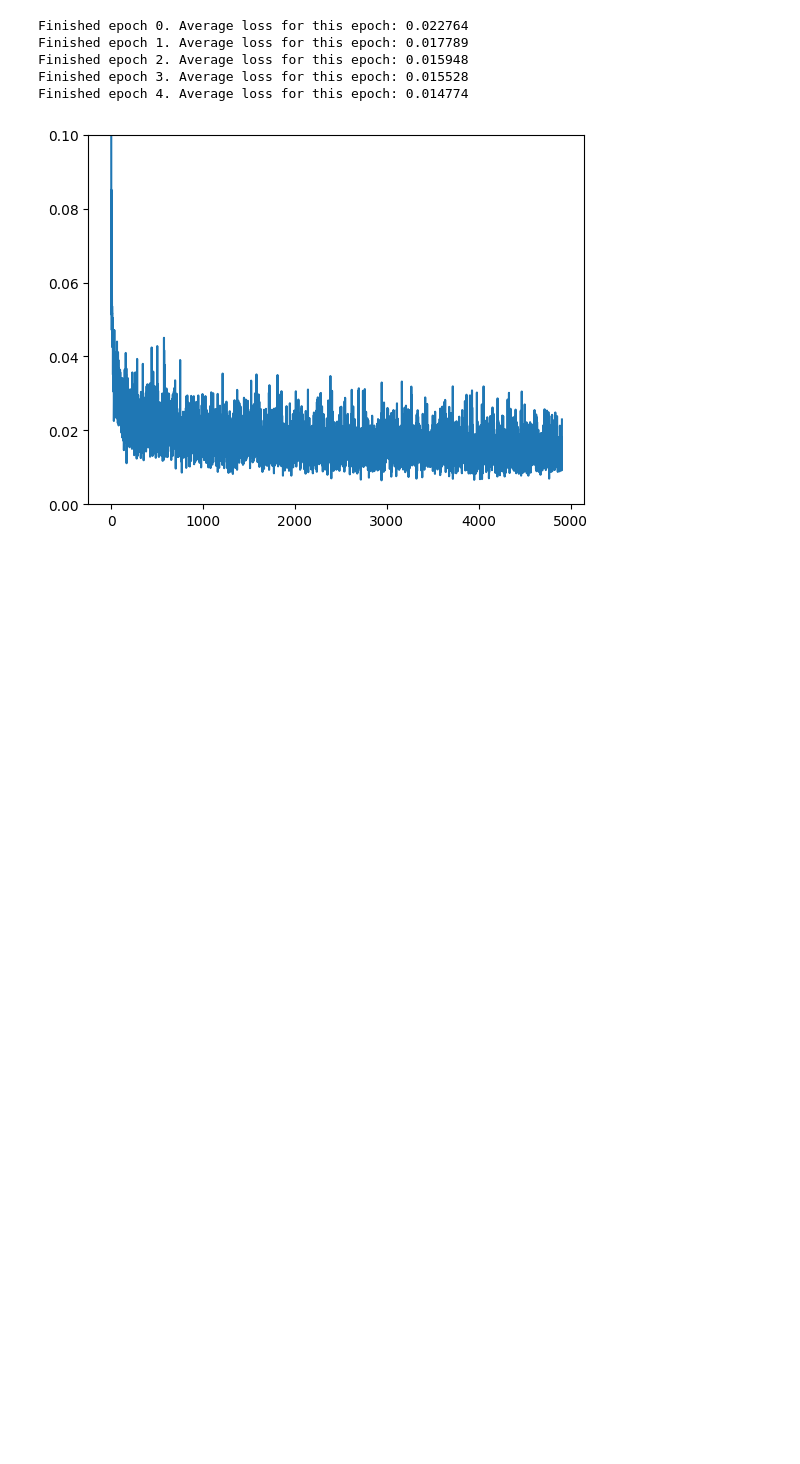
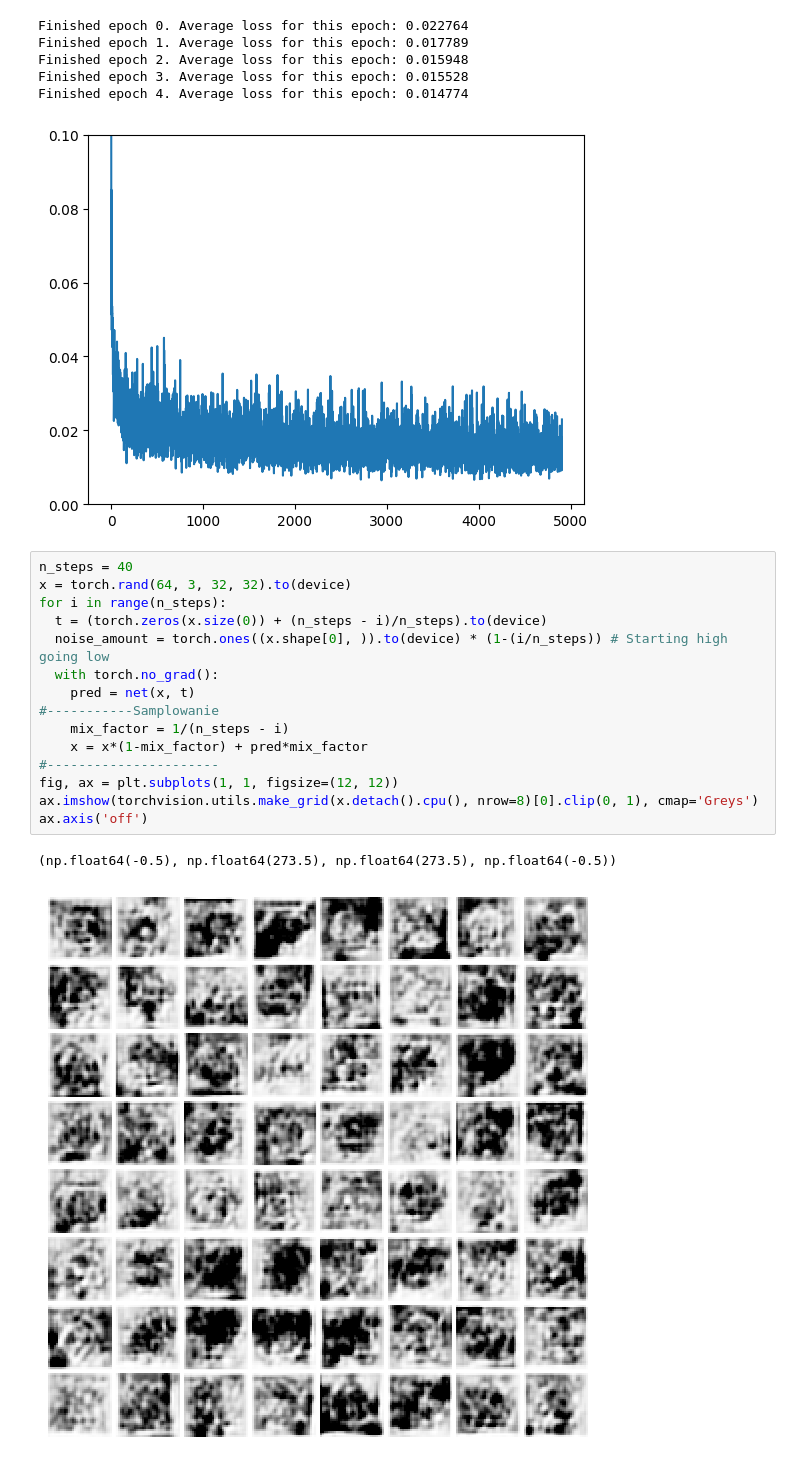
Before and after one commit to szymonsteccc/ssne_26L, a Jupyter notebook: generatywne/rozwiazanie.ipynb, the cells around one changed output. Saved outputs shown, nothing was run; the diff lists cells and outputs as text; blank space fills up the shorter version.

```diff
--- a/generatywne/rozwiazanie.ipynb
+++ b/generatywne/rozwiazanie.ipynb
@@ -204,3 +204,21 @@ Finished epoch 2. Average loss for this epoch: 0.015948
 Finished epoch 3. Average loss for this epoch: 0.015528
 Finished epoch 4. Average loss for this epoch: 0.014774
 [figure]
+# %%
+n_steps = 40
+x = torch.rand(64, 3, 32, 32).to(device)
+for i in range(n_steps):
+  t = (torch.zeros(x.size(0)) + (n_steps - i)/n_steps).to(device)
+  noise_amount = torch.ones((x.shape[0], )).to(device) * (1-(i/n_steps)) # Starting high going low
+  with torch.no_grad():
+    pred = net(x, t)
+#-----------Samplowanie
+    mix_factor = 1/(n_steps - i)
+    x = x*(1-mix_factor) + pred*mix_factor
+#----------------------
+fig, ax = plt.subplots(1, 1, figsize=(12, 12))
+ax.imshow(torchvision.utils.make_grid(x.detach().cpu(), nrow=8)[0].clip(0, 1), cmap='Greys')
+ax.axis('off')
+# %% [output]
+(np.float64(-0.5), np.float64(273.5), np.float64(273.5), np.float64(-0.5))
+[figure, added]
```
